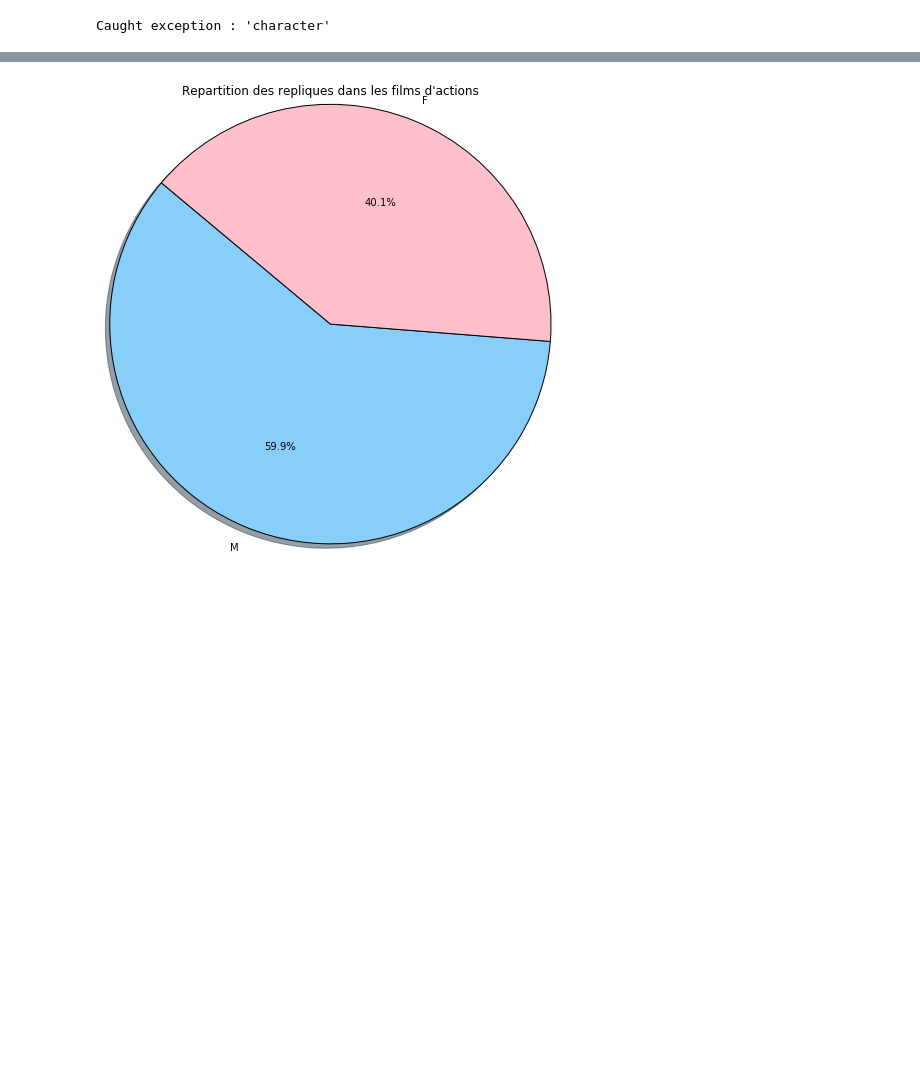
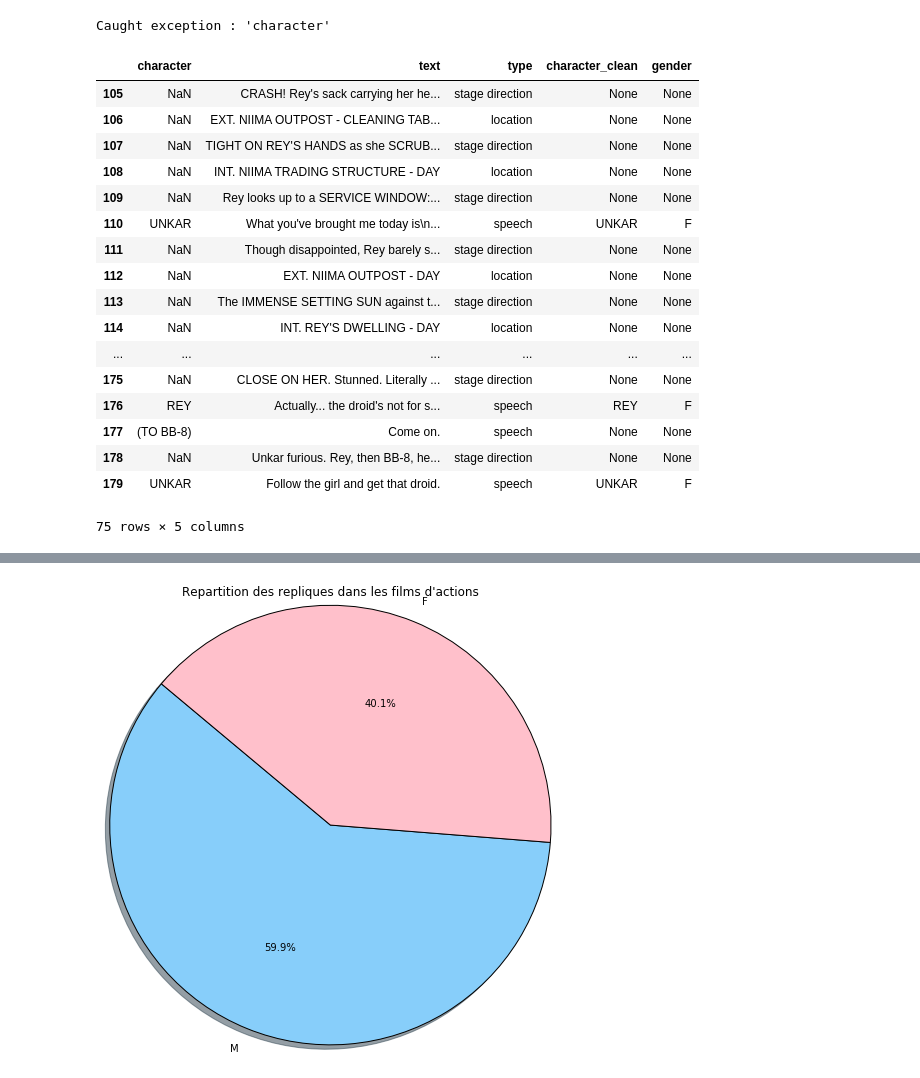
Before and after one commit to dvp-tran/moViz, a Jupyter notebook: notebooks/simple_gender_analysis.ipynb, the cells around one changed output, grey strips where cells are left out. Saved outputs shown, nothing was run; the diff lists cells and outputs as text; code cells hidden in the pictures; blank space fills up the shorter version.

Commit message:
adding gender analysis

```diff
--- a/notebooks/simple_gender_analysis.ipynb
+++ b/notebooks/simple_gender_analysis.ipynb
@@ -202,3 +202,24 @@ for df in output:
         print('Caught exception : %s' %e)
 # %% [output]
 Caught exception : 'character'
+# %%
+output[1][105:180]
+# %% [output]
+|  | character | text | type | character_clean | gender |
+| 105 | NaN | CRASH! Rey's sack carrying her he... | stage direction | None | None |
+| 106 | NaN | EXT. NIIMA OUTPOST - CLEANING TAB... | location | None | None |
+| 107 | NaN | TIGHT ON REY'S HANDS as she SCRUB... | stage direction | None | None |
+| 108 | NaN | INT. NIIMA TRADING STRUCTURE - DAY | location | None | None |
+| 109 | NaN | Rey looks up to a SERVICE WINDOW:... | stage direction | None | None |
+| 110 | UNKAR | What you've brought me today is\n... | speech | UNKAR | F |
+| 111 | NaN | Though disappointed, Rey barely s... | stage direction | None | None |
+| 112 | NaN | EXT. NIIMA OUTPOST - DAY | location | None | None |
+| 113 | NaN | The IMMENSE SETTING SUN against t... | stage direction | None | None |
+| 114 | NaN | INT. REY'S DWELLING - DAY | location | None | None |
+| ... | ... | ... | ... | ... | ... |
+| 175 | NaN | CLOSE ON HER. Stunned. Literally ... | stage direction | None | None |
+| 176 | REY | Actually... the droid's not for s... | speech | REY | F |
+| 177 | (TO BB-8) | Come on. | speech | None | None |
+| 178 | NaN | Unkar furious. Rey, then BB-8, he... | stage direction | None | None |
+| 179 | UNKAR | Follow the girl and get that droid. | speech | UNKAR | F |
+75 rows × 5 columns
```
Also changed, not shown: parts of 8 cells of this notebook, 2 other files.
